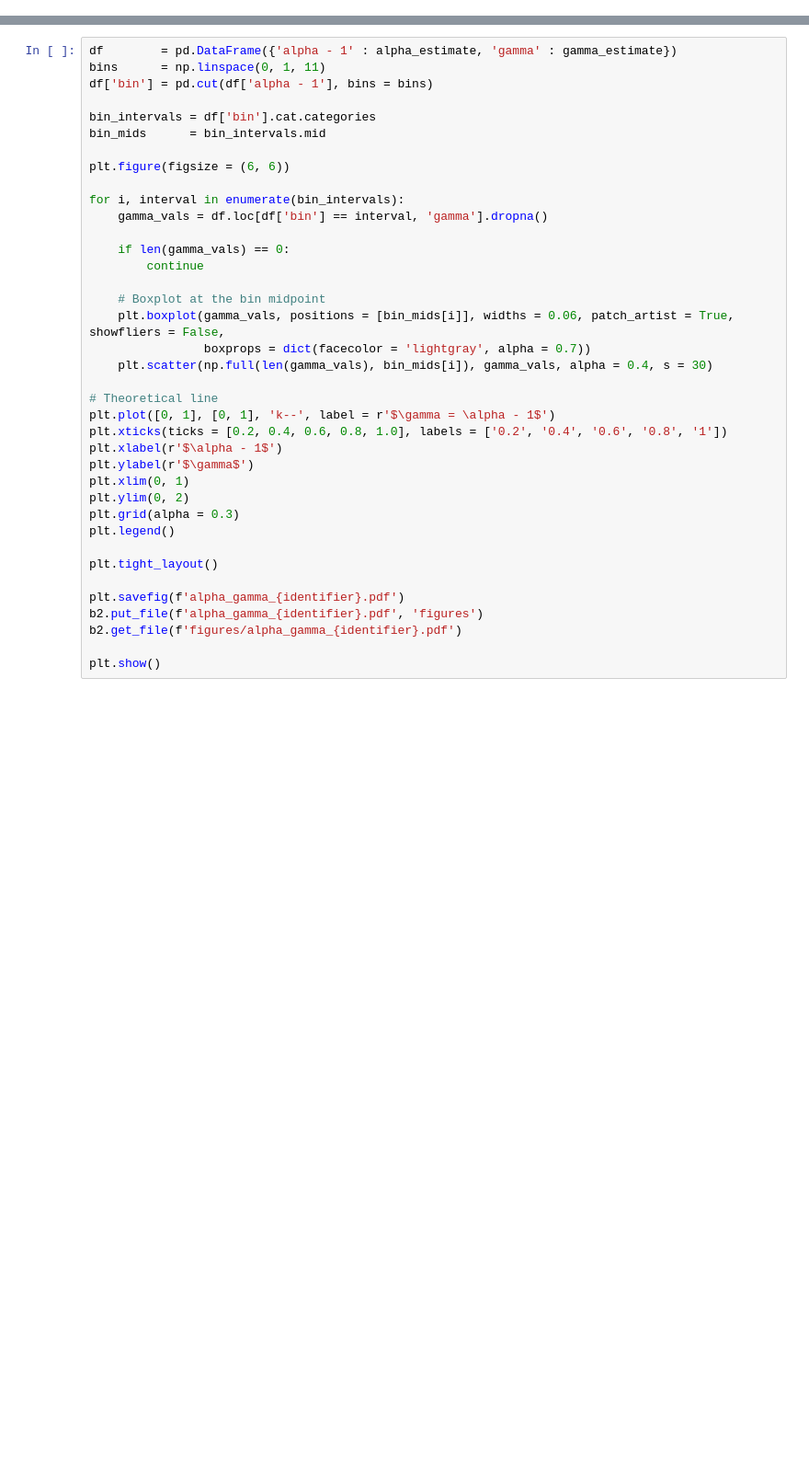
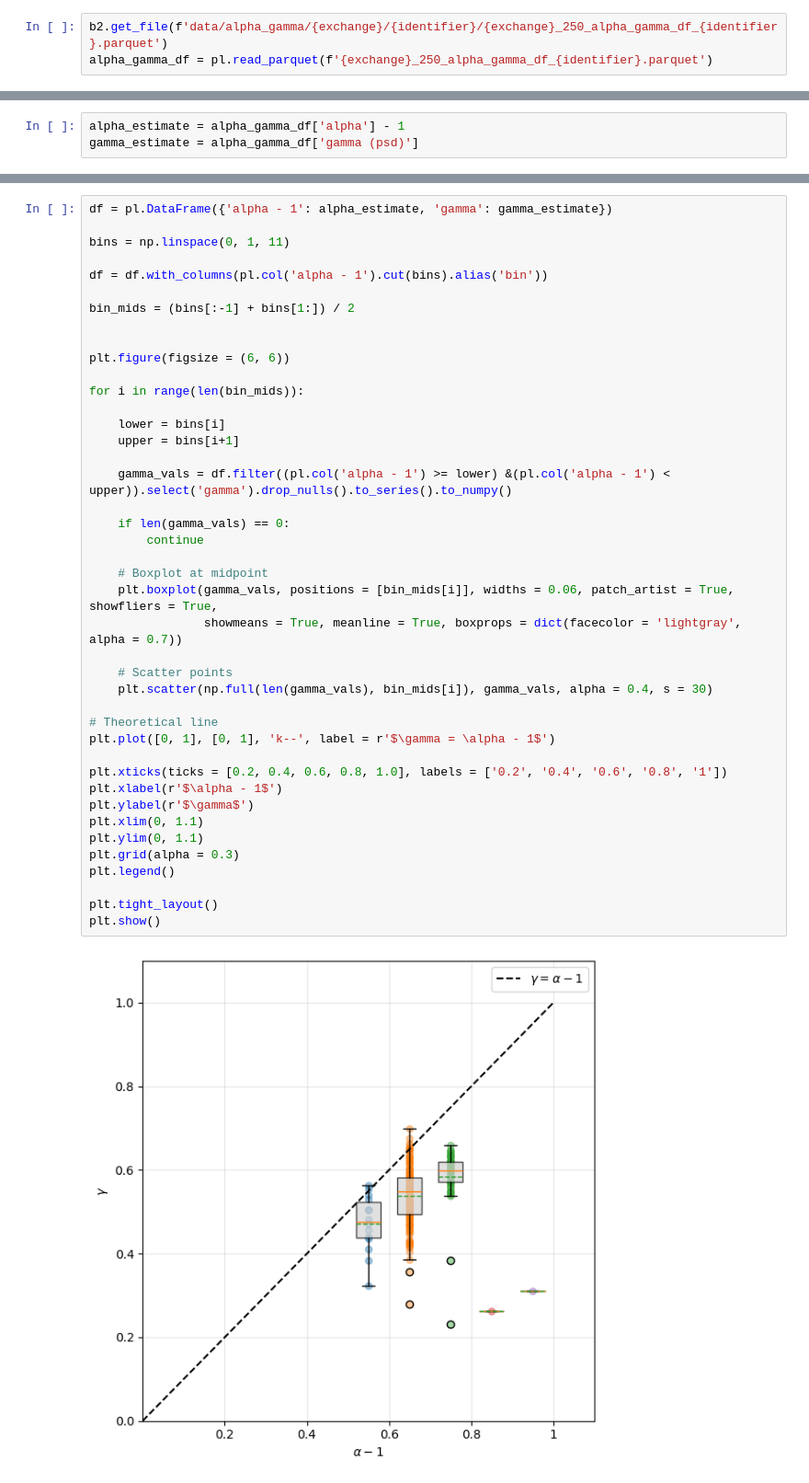
Before and after one commit to EzraGoliath/Metaorder-modelling-and-identification-Msc-thesis-, a Jupyter notebook: plots/alpha_gamma_plots_BMLL.ipynb, the cells around one changed output, grey strips where cells are left out. Shown at 92% size. Saved outputs shown, nothing was run; the diff lists cells and outputs as text; blank space fills up the shorter version.

```diff
--- a/plots/alpha_gamma_plots_BMLL.ipynb
+++ b/plots/alpha_gamma_plots_BMLL.ipynb
@@ -36,0 +35,3 @@ gamma_estimate = alpha_gamma_df['gamma_nlls'].values
+# %%
+b2.get_file(f'data/alpha_gamma/{exchange}/{identifier}/{exchange}_250_alpha_gamma_df_{identifier}.parquet')
+alpha_gamma_df = pl.read_parquet(f'{exchange}_250_alpha_gamma_df_{identifier}.parquet')
@@ -36,0 +51,3 @@ gamma_estimate = alpha_gamma_df['gamma_nlls'].values
+# %%
+alpha_estimate = alpha_gamma_df['alpha'] - 1
+gamma_estimate = alpha_gamma_df['gamma (psd)']
@@ -37,38 +68,44 @@ gamma_estimate = alpha_gamma_df['gamma_nlls'].values
 # %%
-df        = pd.DataFrame({'alpha - 1' : alpha_estimate, 'gamma' : gamma_estimate})
-bins      = np.linspace(0, 1, 11)
-df['bin'] = pd.cut(df['alpha - 1'], bins = bins)
+df = pl.DataFrame({'alpha - 1': alpha_estimate, 'gamma': gamma_estimate})
 
-bin_intervals = df['bin'].cat.categories
-bin_mids      = bin_intervals.mid
+bins = np.linspace(0, 1, 11)
+
+df = df.with_columns(pl.col('alpha - 1').cut(bins).alias('bin'))
+
+bin_mids = (bins[:-1] + bins[1:]) / 2
+
 
 plt.figure(figsize = (6, 6))
 
-for i, interval in enumerate(bin_intervals):
-    gamma_vals = df.loc[df['bin'] == interval, 'gamma'].dropna()
+for i in range(len(bin_mids)):
+
+    lower = bins[i]
+    upper = bins[i+1]
+
+    gamma_vals = df.filter((pl.col('alpha - 1') >= lower) &(pl.col('alpha - 1') < upper)).select('gamma').drop_nulls().to_series().to_numpy()
 
     if len(gamma_vals) == 0:
         continue
 
-    # Boxplot at the bin midpoint
-    plt.boxplot(gamma_vals, positions = [bin_mids[i]], widths = 0.06, patch_artist = True, showfliers = False,
-                boxprops = dict(facecolor = 'lightgray', alpha = 0.7))
+    # Boxplot at midpoint
+    plt.boxplot(gamma_vals, positions = [bin_mids[i]], widths = 0.06, patch_artist = True, showfliers = True,
+                showmeans = True, meanline = True, boxprops = dict(facecolor = 'lightgray', alpha = 0.7))
+
+    # Scatter points
     plt.scatter(np.full(len(gamma_vals), bin_mids[i]), gamma_vals, alpha = 0.4, s = 30)
 
 # Theoretical line
 plt.plot([0, 1], [0, 1], 'k--', label = r'$\gamma = \alpha - 1$')
+
 plt.xticks(ticks = [0.2, 0.4, 0.6, 0.8, 1.0], labels = ['0.2', '0.4', '0.6', '0.8', '1'])
 plt.xlabel(r'$\alpha - 1$')
 plt.ylabel(r'$\gamma$')
-plt.xlim(0, 1)
-plt.ylim(0, 2)
+plt.xlim(0, 1.1)
+plt.ylim(0, 1.1)
 plt.grid(alpha = 0.3)
 plt.legend()
 
 plt.tight_layout()
-
-plt.savefig(f'alpha_gamma_{identifier}.pdf')
-b2.put_file(f'alpha_gamma_{identifier}.pdf', 'figures')
-b2.get_file(f'figures/alpha_gamma_{identifier}.pdf')
-
 plt.show()
+# %% [output]
+[figure, added]
```
Also changed, not shown: parts of 9 cells of this notebook, 1 other file.
